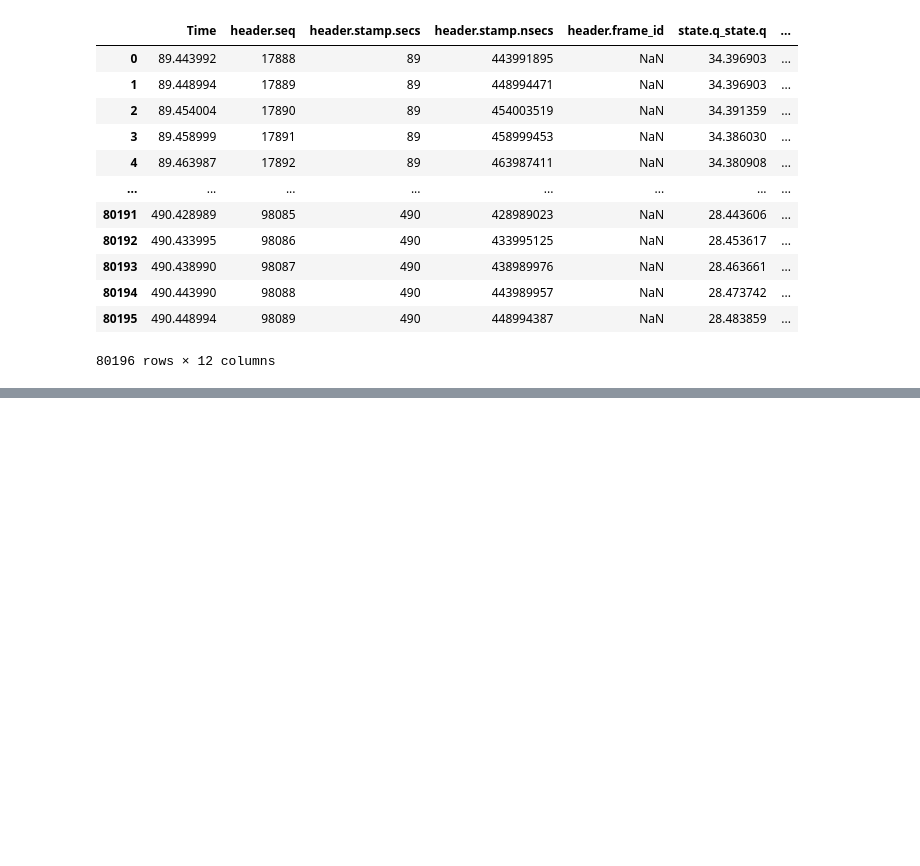
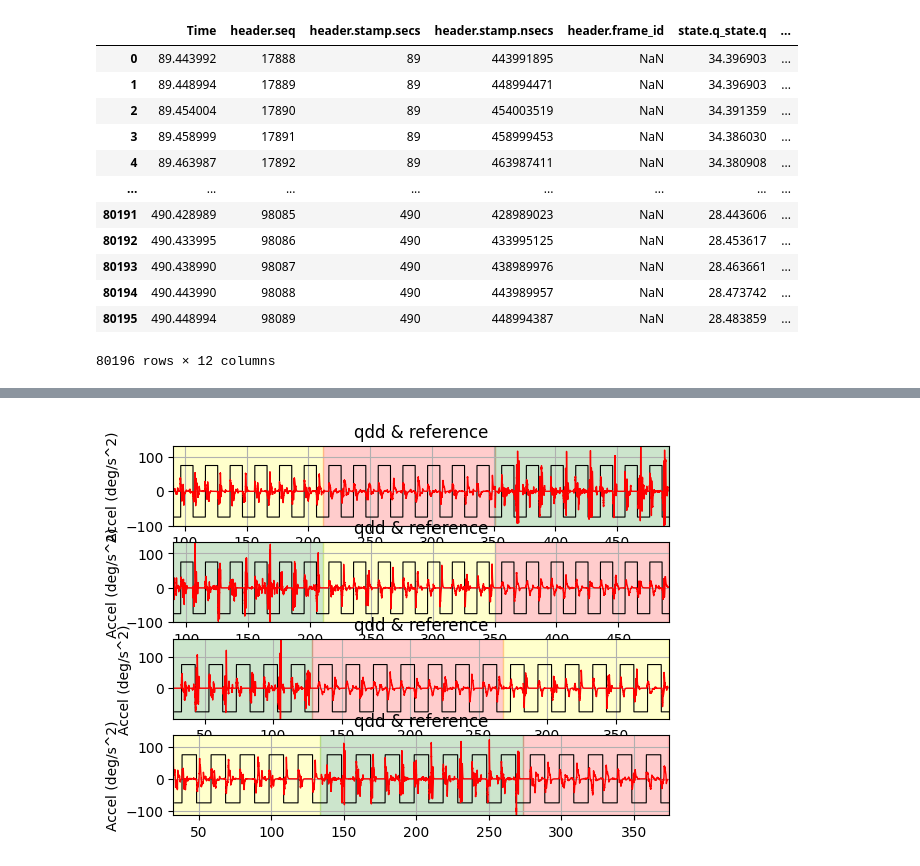
Before and after one commit to Cyberjin7/master_thesis, a Jupyter notebook: analysis/data_analysis_v2.ipynb, the cells around one changed output, grey strips where cells are left out. Drawn from its saved outputs; the diff is of its cells as text; code cells hidden in the pictures; blank space fills up the shorter version.

```diff
--- a/analysis/data_analysis_v2.ipynb
+++ b/analysis/data_analysis_v2.ipynb
@@ -7,5 +7,3 @@ import matplotlib.pyplot as plt
 import os
 
 # %matplotlib widget
-# %%
-matplotlib.style.use('default')
@@ -12,5 +15,6 @@ matplotlib.style.use('default')
 # %%
-directory = '/home/jin/work/MT/predictive-exoskeleton/workspace/src/plotter/experiment/launch/bag/Jin24_03/'
+# directory = '/home/jin/work/MT/predictive-exoskeleton/workspace/src/plotter/experiment/launch/bag/Jin24_03/' # home
+directory = '/home/ics-student/students/jinho/MA/repo/predictive-exoskeleton/workspace/src/plotter/experiment/launch/bag/Jin24_03' # uni
 b = []
 for filename in os.listdir(directory):
     f = os.path.join(directory, filename)
@@ -127,7 +141,7 @@ state_df_list[0]
 # %%
-def draw_mass_background(state_Df, Mass_Order, Mass_Trial, Trial_Length, Delay, axis, min, max):
+def draw_mass_background(start_time, Mass_Order, Mass_Trial, Trial_Length, Delay, axis, min, max):
     """
-    state_Df: state data frame
+    state_Df: experiment start time
     Mass_Order: float/int list of mass (in order)
     Mass_Trial: int list with number of trials per mass. Must have same length as Mass_Order
     Trial_Length: float/int of length of trial
@@ -137,12 +151,11 @@ def draw_mass_background(state_Df, Mass_Order, Mass_Trial, Trial_Length, Delay,
     max: max value of plot
     """
     i = 0
-    exp_start = state_Df['Time'].iloc[0]
     trial_start = 0
     trial_end = 0
     for mass in Mass_Order:
         if i == 0:
-            trial_end = exp_start + Mass_Trial[i]*Trial_Length + Delay
+            trial_end = start_time + Mass_Trial[i]*Trial_Length + Delay
         else:
             trial_end = trial_start + Mass_Trial[i]*Trial_Length
 
@@ -153,9 +166,4 @@ def draw_mass_background(state_Df, Mass_Order, Mass_Trial, Trial_Length, Delay,
         elif mass == 2.0:
             axis.fill_between((trial_start, trial_end), min, max, alpha=0.2, color='red')
         trial_start = trial_end
-        i=+1
+        i = i + 1
-# %%
-mass_order = [meta_df['mass_0'].iloc[0], meta_df['mass_1'].iloc[0], meta_df['mass_2'].iloc[0]]
-mass_trial = [meta_df['trials_0'].iloc[0], meta_df['trials_1'].iloc[0], meta_df['trials_2'].iloc[0]]
-trial_length = meta_df['trial_length'].iloc[0]
-delay = 1.0
@@ -344,0 +249,8 @@ ax_over.set_xticks(np.arange(1, 20+1))
+# %%
+fig, axes = plt.subplots(len(state_df_list))
+i = 0
+for trial in state_df_list:
+    plot_qdd(axes[i], True, True, trial, ref_df_list[i], meta_df_list[i])
+    i = i + 1
+# %% [output]
+[figure, added]
```
Also changed, not shown: parts of 38 cells of this notebook.
